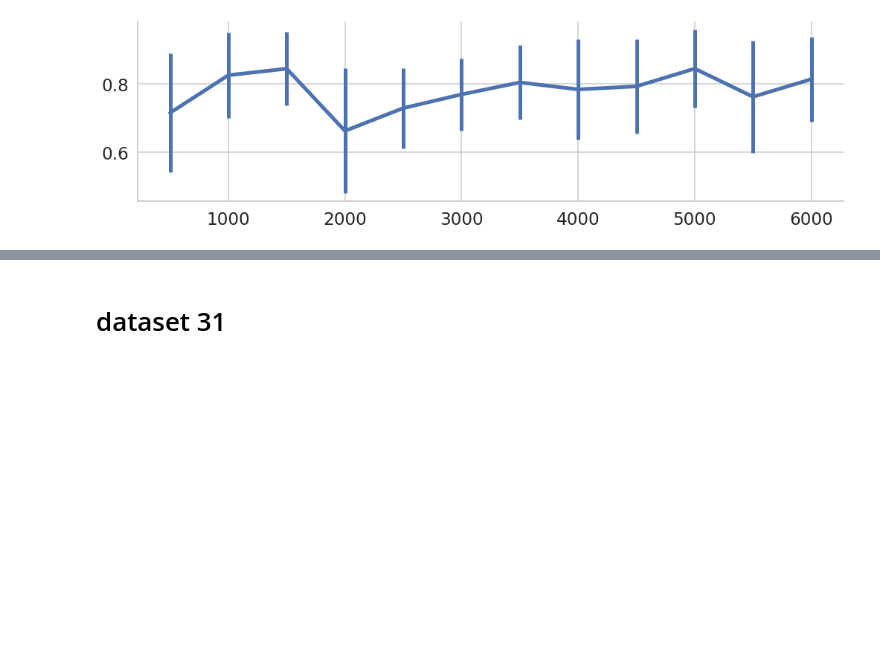
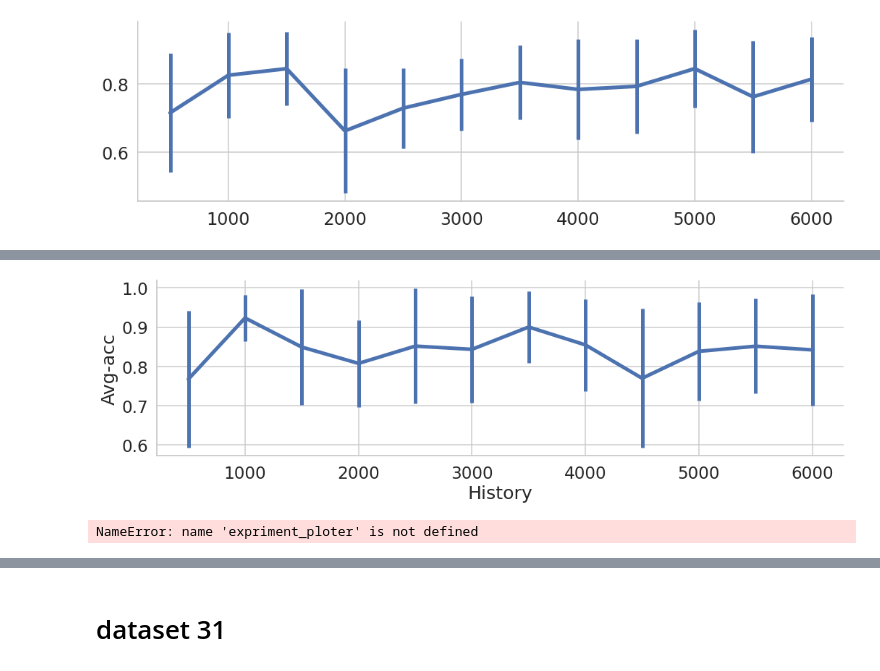
Before and after one commit to Milad-abbaszadeh/hyperopt, a Jupyter notebook: ipythons/Result_in_all_datasets.ipynb, the cells around one changed output, grey strips where cells are left out. Cells and saved outputs as stored; diff of their text form; code cells hidden in the pictures; blank space fills up the shorter version.

```diff
--- a/ipythons/Result_in_all_datasets.ipynb
+++ b/ipythons/Result_in_all_datasets.ipynb
@@ -294,0 +357,8 @@ ax.set(xlabel="", ylabel="")
+# %%
+experiment_STD(experiment1)
+# %% [output]
+[figure, added]
+# %%
+expriment_ploter(experiment2,'Zero approach')
+# %% [output]
+NameError: name 'expriment_ploter' is not defined
```
Also changed, not shown: parts of 26 cells of this notebook, 48 other files.
